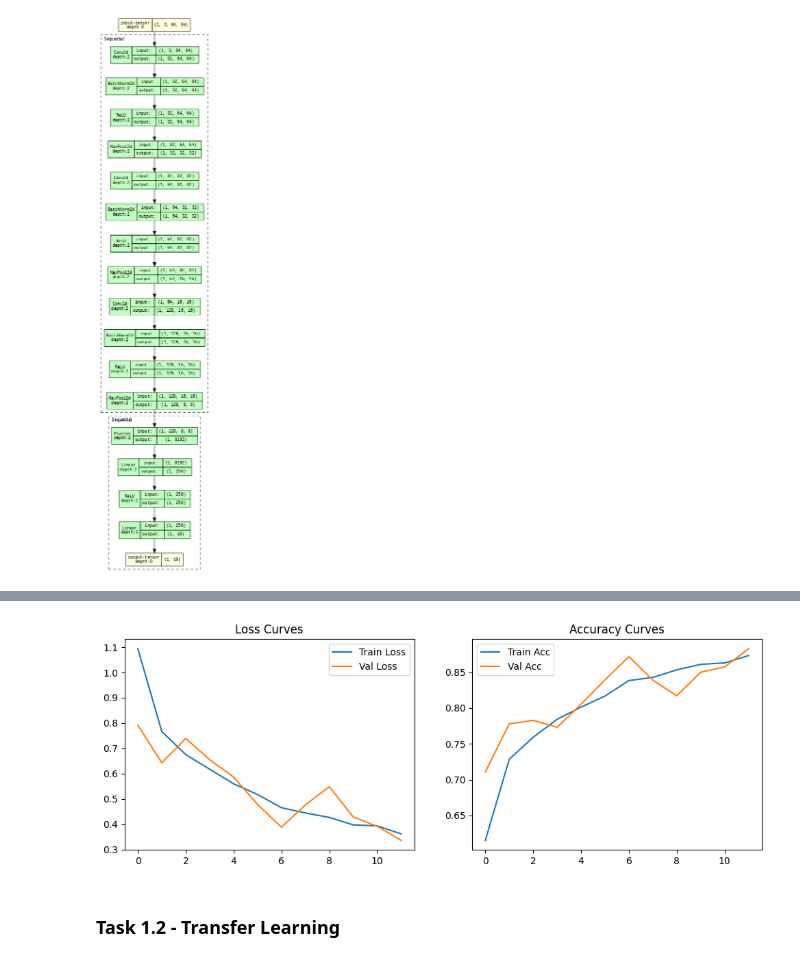
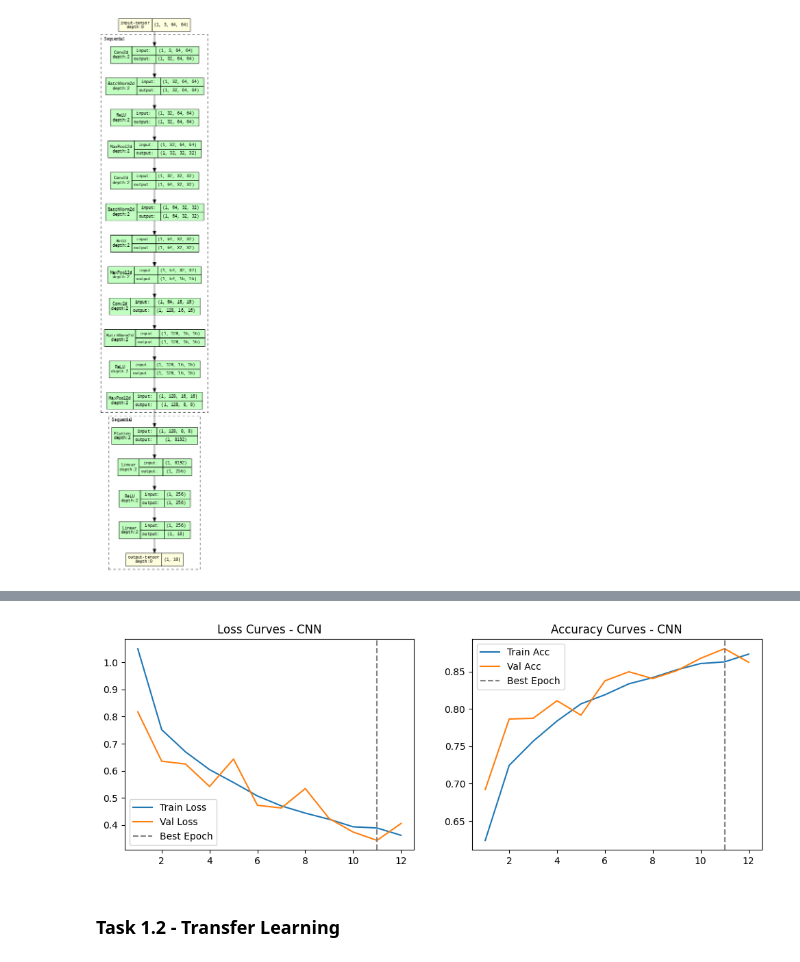
Before and after one commit to dboutzounis/Satellite-Data-Comparative-Study, a Jupyter notebook: satellite_image_classification.ipynb, the cells around one changed output, grey strips where cells are left out. Drawn from its saved outputs; the diff is of its cells as text; code cells hidden in the pictures.

```diff
--- a/satellite_image_classification.ipynb
+++ b/satellite_image_classification.ipynb
@@ -73,9 +74,10 @@ Image shape: torch.Size([3, 64, 64])
 # %%
 train_transform = transforms.Compose(
     [
+        transforms.RandomHorizontalFlip(),
+        transforms.RandomVerticalFlip(),
+        transforms.RandomRotation(90),
         transforms.RandomResizedCrop(64, scale=(0.8, 1.0)),
-        transforms.RandomHorizontalFlip(),
-        transforms.RandomRotation(90),
         transforms.ToTensor(),
         transforms.Normalize(mean=[0.485, 0.456, 0.406], std=[0.229, 0.224, 0.225]),
     ]
@@ -400,21 +456,7 @@ Training Time: 4.06 minutes
 # %%
-plt.figure(figsize=(12, 4))
-
-plt.subplot(1, 2, 1)
-plt.plot(results["train_losses"], label="Train Loss")
-plt.plot(results["val_losses"], label="Val Loss")
-plt.legend()
-plt.title("Loss Curves")
-
-plt.subplot(1, 2, 2)
-plt.plot(results["train_accs"], label="Train Acc")
-plt.plot(results["val_accs"], label="Val Acc")
-plt.legend()
-plt.title("Accuracy Curves")
-
-plt.show()
+plot_train_curves(results, "CNN")
 # %% [output]
-[figure, old version]
+[figure, new version]
 # %% [markdown]
 ### Task 1.2 - Transfer Learning
 # %%
```
Also changed, not shown: parts of 15 cells of this notebook.
